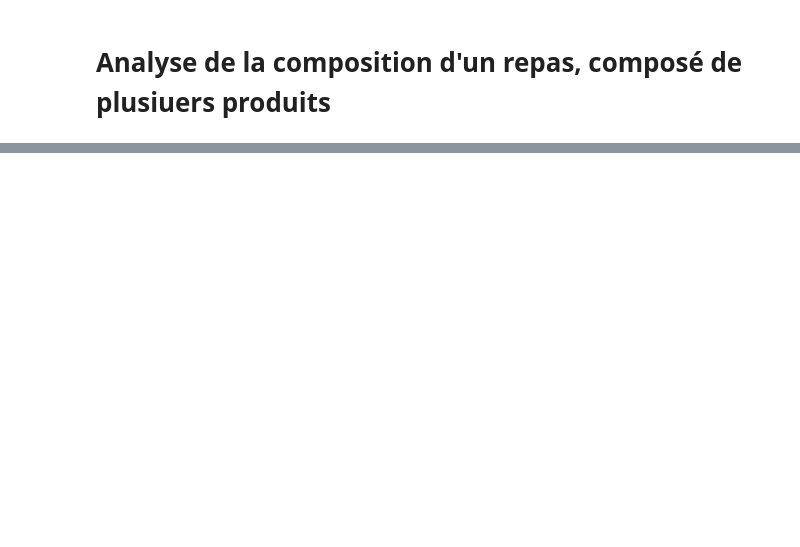
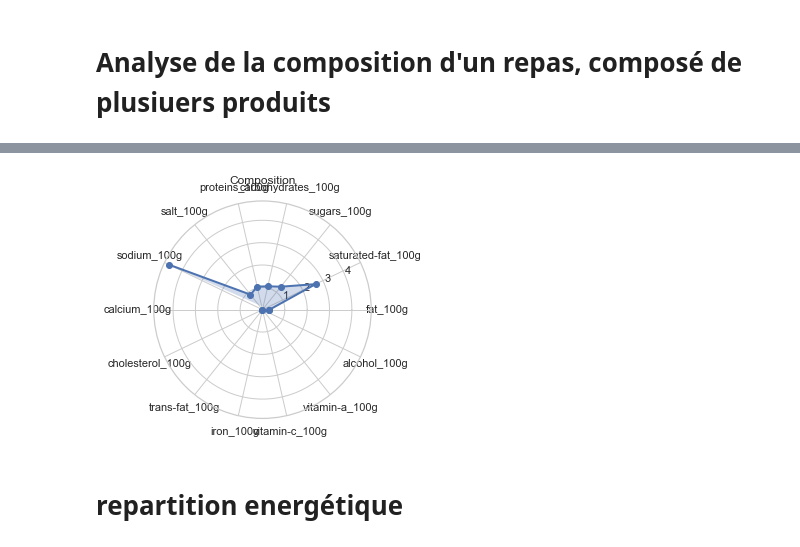
Before and after one commit to asaidomar/openclassrooms_projet3, a Jupyter notebook: projet3/food_analysis.ipynb, the cells around one changed output, grey strips where cells are left out. Cells and saved outputs as stored; diff of their text form; code cells hidden in the pictures; blank space fills up the shorter version.

```diff
--- a/projet3/food_analysis.ipynb
+++ b/projet3/food_analysis.ipynb
@@ -55,0 +183,6 @@ sns.barplot(y=metrics.index, x=metrics.values)
+# %%
+plot_radar(relative_metrics)
+# %% [output]
+[figure, added]
+# %% [markdown]
+# repartition energétique
```
Also changed, not shown: parts of 21 cells of this notebook, 2 other files.
